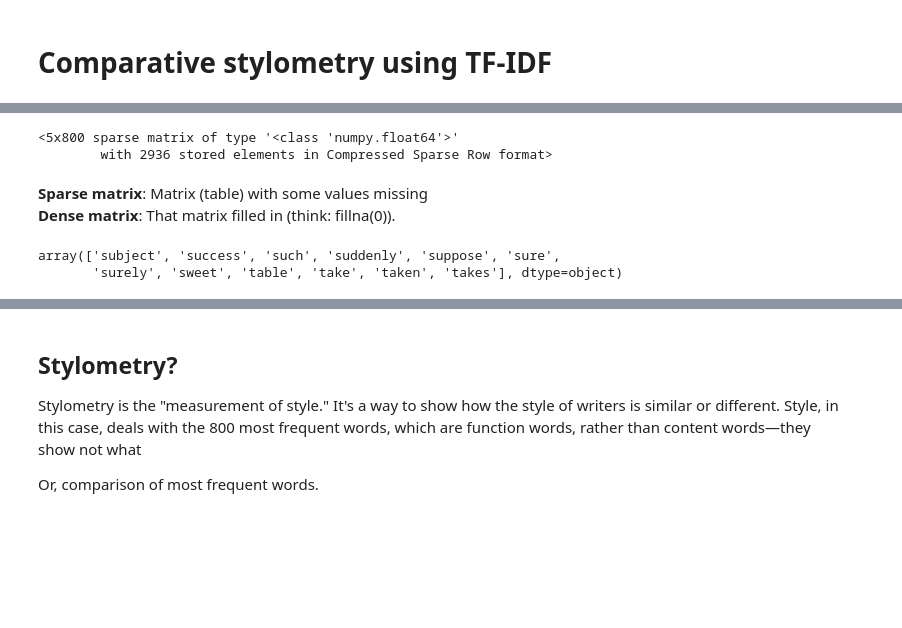
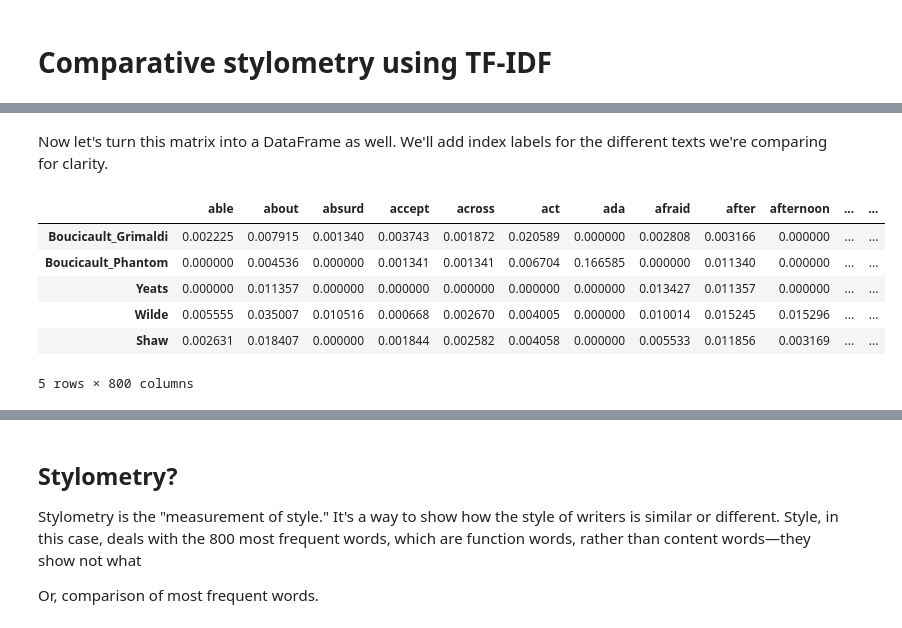
Before and after one commit to dlab-berkeley/DH-Text-Analysis, a Jupyter notebook: lessons/01_Introduction.ipynb, the cells around one changed output, grey strips where cells are left out. Drawn from its saved outputs; the diff is of its cells as text; code cells hidden in the pictures; blank space fills up the shorter version.

```diff
--- a/lessons/01_Introduction.ipynb
+++ b/lessons/01_Introduction.ipynb
@@ -322,12 +394,17 @@ shaw = read_file('../data/1895_shaw-george-bernard_you-never-can-tell.txt')
 # %%
-tfidf = TfidfVectorizer(use_idf=False, max_features=800)
+tfidf = TfidfVectorizer(max_features=800)
 # %%
-tf = tfidf.fit_transform([boucicault_grimaldi, boucicault_phantom, yeats, wilde, shaw])
+tfidf_matrix = tfidf.fit_transform([boucicault_grimaldi, boucicault_phantom, yeats, wilde, shaw])
+# %% [markdown]
+Now let's turn this matrix into a DataFrame as well. We'll add index labels for the different texts we're comparing for clarity.
 # %%
-tf
+pd.DataFrame(tfidf_matrix.todense(), columns=tfidf.get_feature_names_out(),
+             index=['Boucicault_Grimaldi', 'Boucicault_Phantom', 'Yeats', 'Wilde', 'Shaw'])
 # %% [output]
+|  | able | about | absurd | accept | across | act | ada | afraid | after | afternoon | ... | ... |
+| Boucicault_Grimaldi | 0.002225 | 0.007915 | 0.001340 | 0.003743 | 0.001872 | 0.020589 | 0.000000 | 0.002808 | 0.003166 | 0.000000 | ... | ... |
+| Boucicault_Phantom | 0.000000 | 0.004536 | 0.000000 | 0.001341 | 0.001341 | 0.006704 | 0.166585 | 0.000000 | 0.011340 | 0.000000 | ... | ... |
+| Yeats | 0.000000 | 0.011357 | 0.000000 | 0.000000 | 0.000000 | 0.000000 | 0.000000 | 0.013427 | 0.011357 | 0.000000 | ... | ... |
+| Wilde | 0.005555 | 0.035007 | 0.010516 | 0.000668 | 0.002670 | 0.004005 | 0.000000 | 0.010014 | 0.015245 | 0.015296 | ... | ... |
+| Shaw | 0.002631 | 0.018407 | 0.000000 | 0.001844 | 0.002582 | 0.004058 | 0.000000 | 0.005533 | 0.011856 | 0.003169 | ... | ... |
-<5x800 sparse matrix of type '<class 'numpy.float64'>'
-        with 2936 stored elements in Compressed Sparse Row format>
+5 rows × 800 columns
-# %% [markdown]
-**Sparse matrix**: Matrix (table) with some values missing
-**Dense matrix**: That matrix filled in (think: fillna(0)).
@@ -338,5 +410,0 @@ labels = tfidf.get_feature_names_out()
-# %%
-labels[658:670]
-# %% [output]
-array(['subject', 'success', 'such', 'suddenly', 'suppose', 'sure',
-       'surely', 'sweet', 'table', 'take', 'taken', 'takes'], dtype=object)
```
Also changed, not shown: parts of 30 cells of this notebook, 1 other file.
